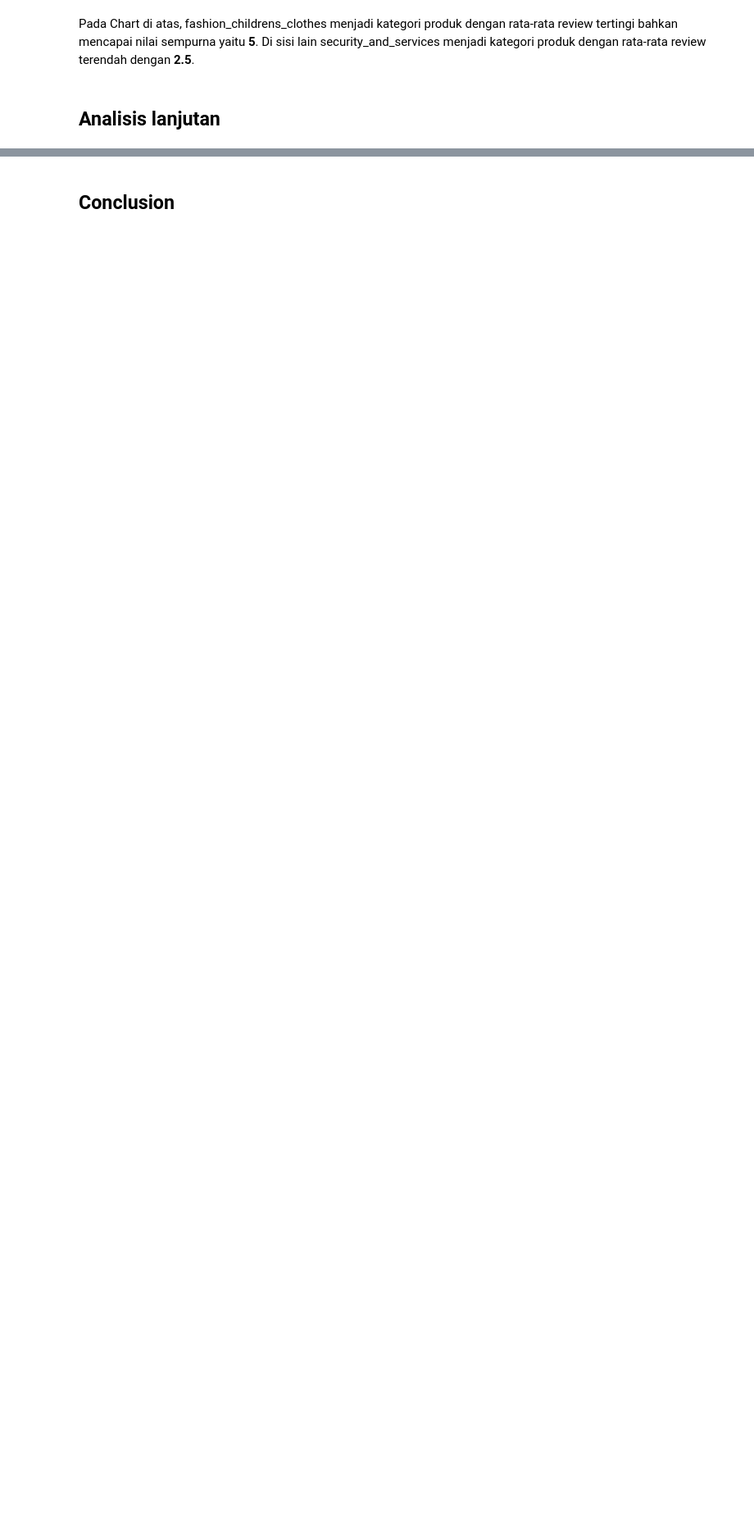
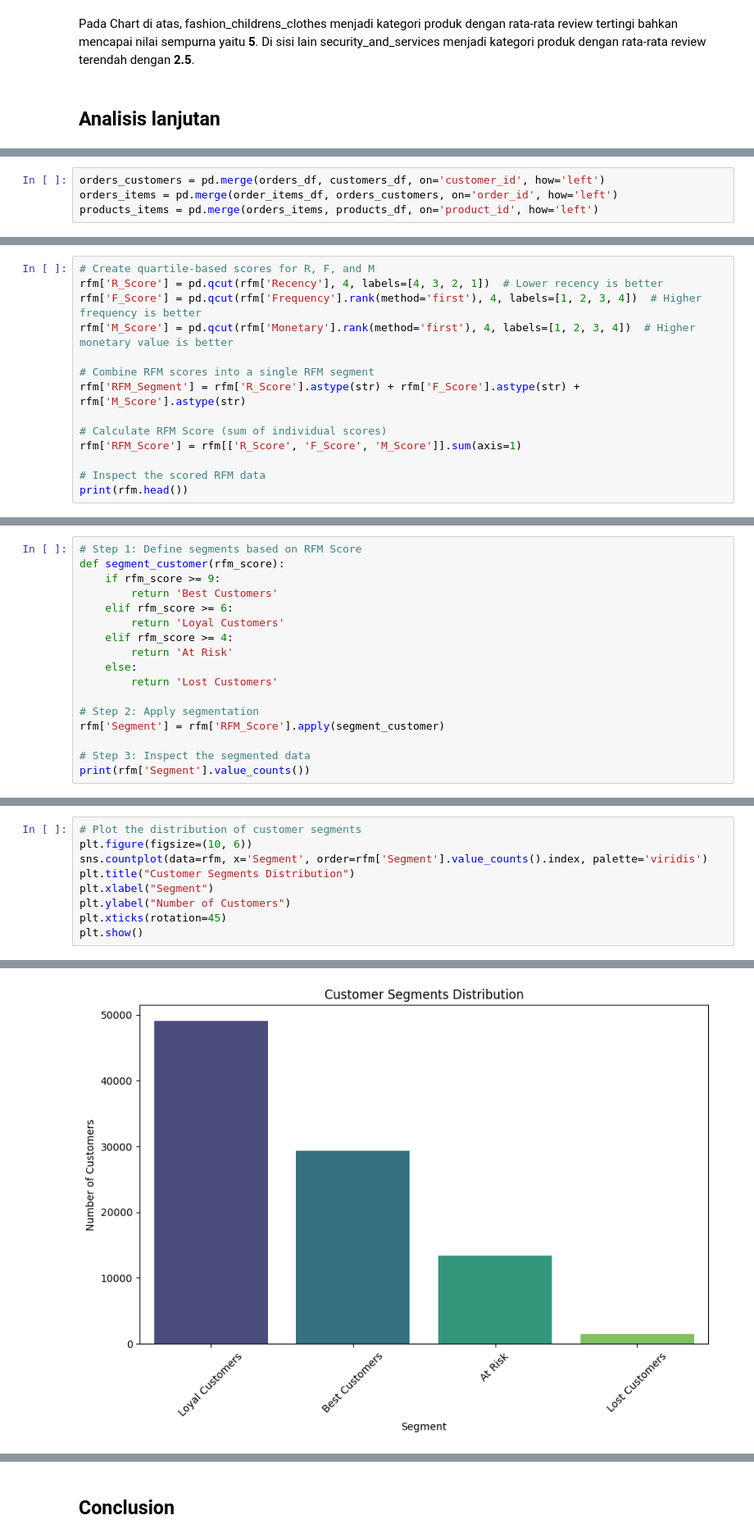
Before and after one commit to NaufalHD12/submission-ecommerce-public, a Jupyter notebook: notebook.ipynb, the cells around one changed output, grey strips where cells are left out. Shown at 82% size. Drawn from its saved outputs; the diff is of its cells as text; blank space fills up the shorter version.

```diff
--- a/notebook.ipynb
+++ b/notebook.ipynb
@@ -1135,0 +910,4 @@ more advanced models or incorporating additional features like product categorie
+# %%
+orders_customers = pd.merge(orders_df, customers_df, on='customer_id', how='left')
+orders_items = pd.merge(order_items_df, orders_customers, on='order_id', how='left')
+products_items = pd.merge(orders_items, products_df, on='product_id', how='left')
@@ -1135,0 +944,14 @@ more advanced models or incorporating additional features like product categorie
+# %%
+# Create quartile-based scores for R, F, and M
+rfm['R_Score'] = pd.qcut(rfm['Recency'], 4, labels=[4, 3, 2, 1])  # Lower recency is better
+rfm['F_Score'] = pd.qcut(rfm['Frequency'].rank(method='first'), 4, labels=[1, 2, 3, 4])  # Higher frequency is better
+rfm['M_Score'] = pd.qcut(rfm['Monetary'].rank(method='first'), 4, labels=[1, 2, 3, 4])  # Higher monetary value is better
+
+# Combine RFM scores into a single RFM segment
+rfm['RFM_Segment'] = rfm['R_Score'].astype(str) + rfm['F_Score'].astype(str) + rfm['M_Score'].astype(str)
+
+# Calculate RFM Score (sum of individual scores)
+rfm['RFM_Score'] = rfm[['R_Score', 'F_Score', 'M_Score']].sum(axis=1)
+
+# Inspect the scored RFM data
+print(rfm.head())
@@ -1135,0 +972,17 @@ more advanced models or incorporating additional features like product categorie
+# %%
+# Step 1: Define segments based on RFM Score
+def segment_customer(rfm_score):
+    if rfm_score >= 9:
+        return 'Best Customers'
+    elif rfm_score >= 6:
+        return 'Loyal Customers'
+    elif rfm_score >= 4:
+        return 'At Risk'
+    else:
+        return 'Lost Customers'
+
+# Step 2: Apply segmentation
+rfm['Segment'] = rfm['RFM_Score'].apply(segment_customer)
+
+# Step 3: Inspect the segmented data
+print(rfm['Segment'].value_counts())
@@ -1135,0 +996,10 @@ more advanced models or incorporating additional features like product categorie
+# %%
+# Plot the distribution of customer segments
+plt.figure(figsize=(10, 6))
+sns.countplot(data=rfm, x='Segment', order=rfm['Segment'].value_counts().index, palette='viridis')
+plt.title("Customer Segments Distribution")
+plt.xlabel("Segment")
+plt.ylabel("Number of Customers")
+plt.xticks(rotation=45)
+plt.show()
+# %% [output]
@@ -1135,0 +1009 @@ more advanced models or incorporating additional features like product categorie
+[figure, added]
```
Also changed, not shown: parts of 26 cells of this notebook.
